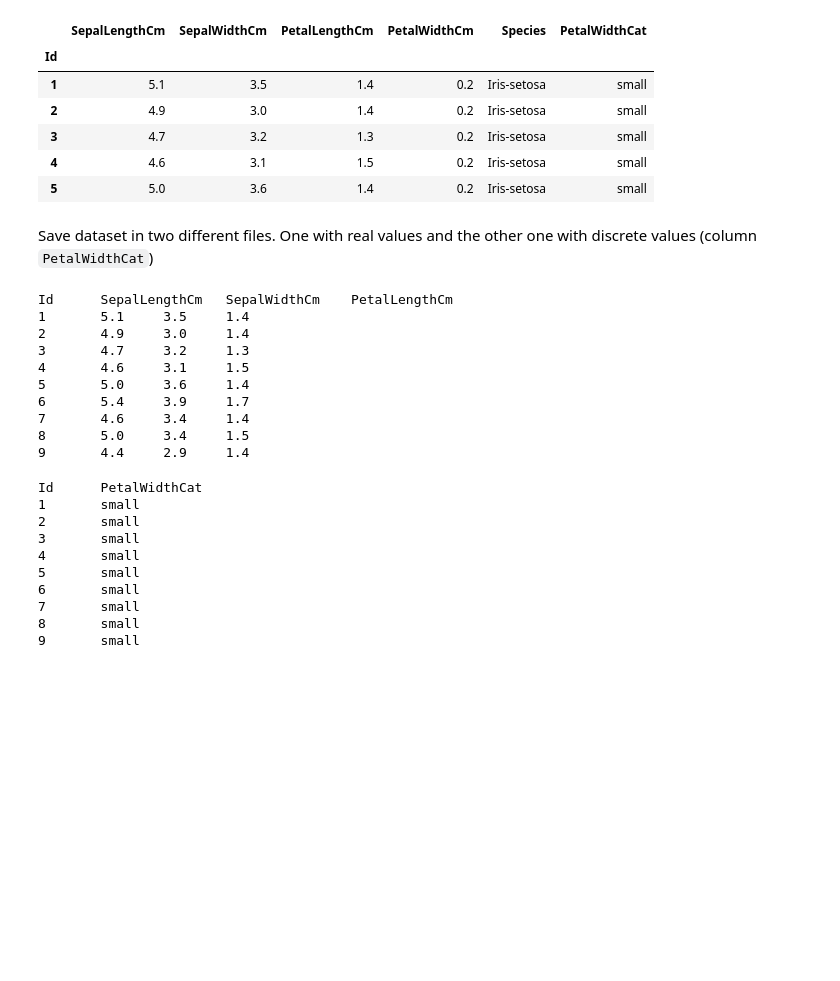
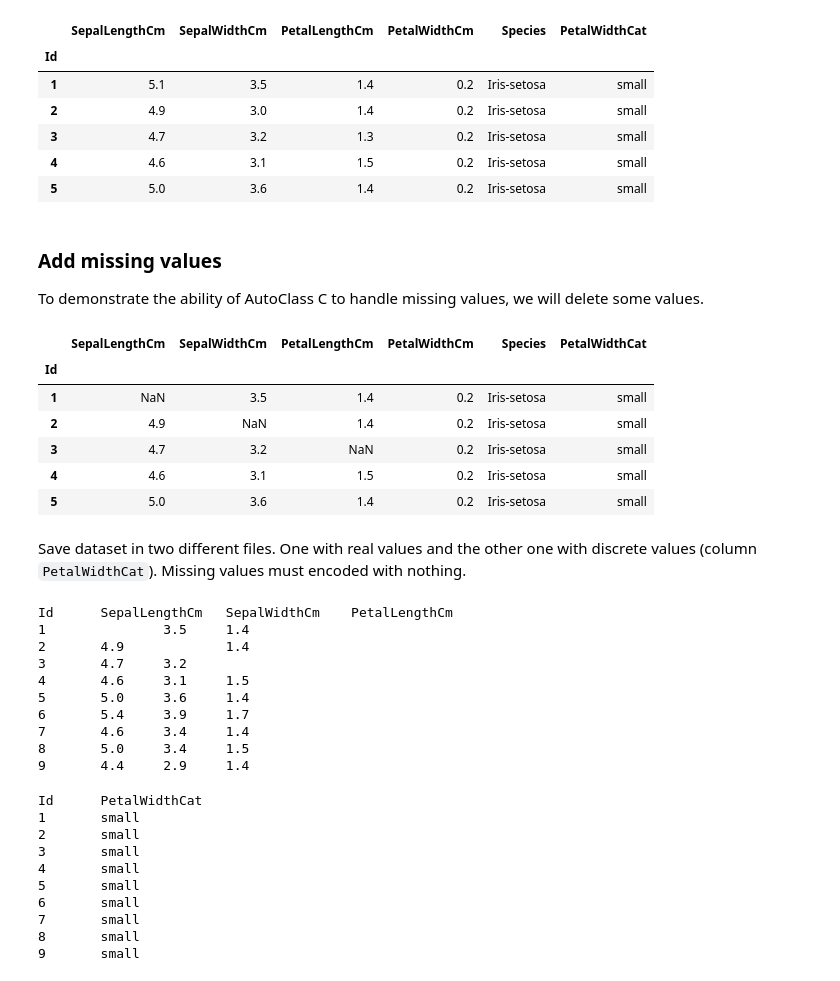
Before and after one commit to pierrepo/autoclasswrapper, a Jupyter notebook: notebooks/demo_iris.ipynb, the cells around one changed output. Saved outputs shown, nothing was run; the diff lists cells and outputs as text; code cells hidden in the pictures; blank space fills up the shorter version.

```diff
--- a/notebooks/demo_iris.ipynb
+++ b/notebooks/demo_iris.ipynb
@@ -75,16 +103,34 @@ df.head()
 | 3 | 4.7 | 3.2 | 1.3 | 0.2 | Iris-setosa | small |
 | 4 | 4.6 | 3.1 | 1.5 | 0.2 | Iris-setosa | small |
 | 5 | 5.0 | 3.6 | 1.4 | 0.2 | Iris-setosa | small |
+# %% [markdown]
+### Add missing values
+
+To demonstrate the ability of AutoClass C to handle missing values, we will delete some values.
+# %%
+df.loc[1, "SepalLengthCm"] = np.nan
+df.loc[2, "SepalWidthCm"] = np.nan
+df.loc[3, "PetalLengthCm"] = np.nan
+df.head()
+# %% [output]
+|  | SepalLengthCm | SepalWidthCm | PetalLengthCm | PetalWidthCm | Species | PetalWidthCat |
+| Id |  |  |  |  |  |  |
+| 1 | NaN | 3.5 | 1.4 | 0.2 | Iris-setosa | small |
+| 2 | 4.9 | NaN | 1.4 | 0.2 | Iris-setosa | small |
+| 3 | 4.7 | 3.2 | NaN | 0.2 | Iris-setosa | small |
+| 4 | 4.6 | 3.1 | 1.5 | 0.2 | Iris-setosa | small |
+| 5 | 5.0 | 3.6 | 1.4 | 0.2 | Iris-setosa | small |
 # %% [markdown]
-Save dataset in two different files. One with real values and the other one with discrete values (column `PetalWidthCat`)
+Save dataset in two different files. One with real values and the other one with discrete values (column `PetalWidthCat`).
+Missing values must encoded with nothing.
 # %%
 df.drop(["Species", "PetalWidthCm", "PetalWidthCat"], axis=1).to_csv("iris_real.tsv", sep="\t", header=True)
 !head iris_real.tsv
 # %% [output]
 Id      SepalLengthCm   SepalWidthCm    PetalLengthCm
-1       5.1     3.5     1.4
-2       4.9     3.0     1.4
-3       4.7     3.2     1.3
+1               3.5     1.4
+2       4.9             1.4
+3       4.7     3.2
 4       4.6     3.1     1.5
 5       5.0     3.6     1.4
 6       5.4     3.9     1.7
```
Also changed, not shown: parts of 8 cells of this notebook, 5 other files.
